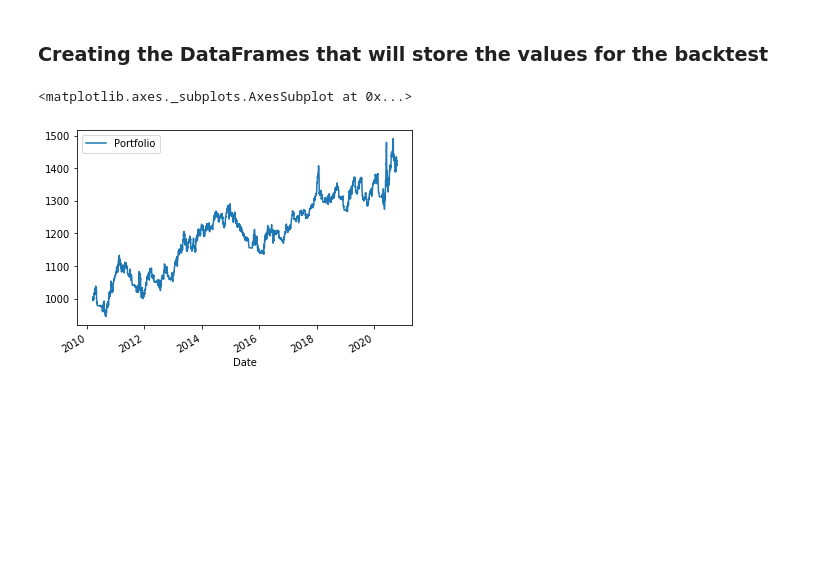
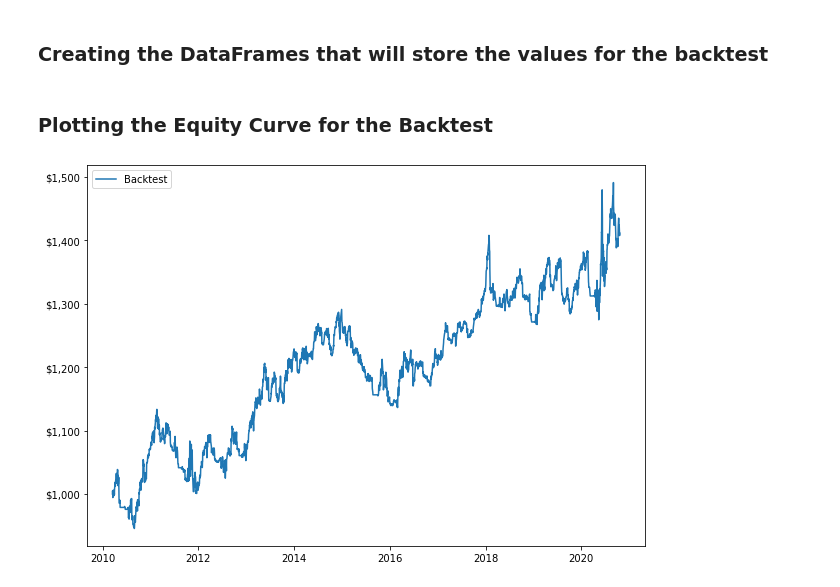
Before and after one commit to Calvin9165/sma_multi_asset_backtest, a Jupyter notebook: sma_multi_asset_backtest_full.ipynb, the cells around one changed output. Drawn from its saved outputs; the diff is of its cells as text; code cells hidden in the pictures; blank space fills up the shorter version.

```diff
--- a/sma_multi_asset_backtest_full.ipynb
+++ b/sma_multi_asset_backtest_full.ipynb
@@ -99,8 +99,22 @@ for t in range(0, len(dates), rebal_freq):
         pnl_positions.loc[rb_day:rb_end, position] = (positions.loc[rb_day:rb_end, position] - portfolio_value['Portfolio'][rb_value] / num_stocks) + pnl_positions.loc[rb_value, position]
 
     portfolio_value.loc[rb_day: rb_end, 'Portfolio'] = np.nansum(positions.loc[rb_day: rb_end], axis=1)
-# %%
-portfolio_value.plot()
-# %% [output]
-<matplotlib.axes._subplots.AxesSubplot at 0x...>
-[figure, removed]
+# %% [markdown]
+### Plotting the Equity Curve for the Backtest
+# %%
+import matplotlib.pyplot as plt
+import matplotlib.ticker as ticker
+
+fig = plt.figure(figsize=(10, 7))
+
+ax1 = fig.add_subplot(1, 1, 1)
+ax1.plot(portfolio_value, label='Backtest')
+
+formatter = ticker.StrMethodFormatter('${x:,.0f}')
+ax1.yaxis.set_major_formatter(formatter)
+
+ax1.legend()
+
+plt.show()
+# %% [output]
+[figure, added]
```
Also changed, not shown: parts of 4 cells of this notebook.
